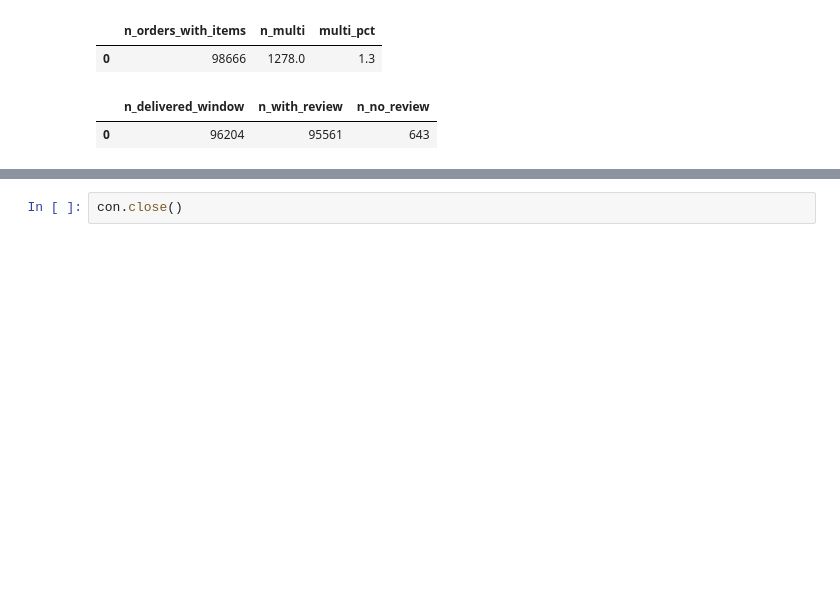
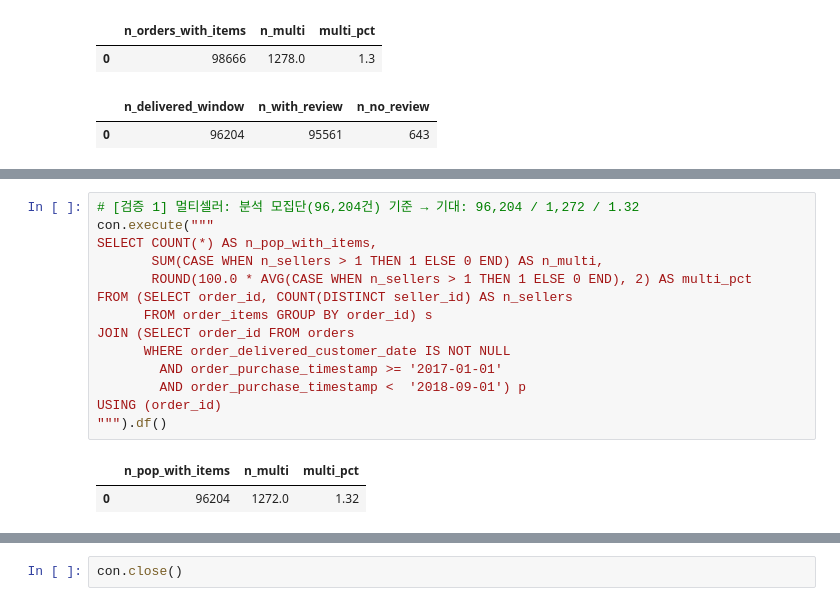
Before and after one commit to choi-yeonju/data-analysis-portfolio, a Jupyter notebook: olist/notebooks/01_load_check.ipynb, the cells around one changed output, grey strips where cells are left out. Cells and saved outputs as stored; diff of their text form; blank space fills up the shorter version.

```diff
--- a/olist/notebooks/01_load_check.ipynb
+++ b/olist/notebooks/01_load_check.ipynb
@@ -224,0 +229,17 @@ WHERE o.order_delivered_customer_date IS NOT NULL
+# %%
+# [검증 1] 멀티셀러: 분석 모집단(96,204건) 기준 → 기대: 96,204 / 1,272 / 1.32
+con.execute("""
+SELECT COUNT(*) AS n_pop_with_items,
+       SUM(CASE WHEN n_sellers > 1 THEN 1 ELSE 0 END) AS n_multi,
+       ROUND(100.0 * AVG(CASE WHEN n_sellers > 1 THEN 1 ELSE 0 END), 2) AS multi_pct
+FROM (SELECT order_id, COUNT(DISTINCT seller_id) AS n_sellers
+      FROM order_items GROUP BY order_id) s
+JOIN (SELECT order_id FROM orders
+      WHERE order_delivered_customer_date IS NOT NULL
+        AND order_purchase_timestamp >= '2017-01-01'
+        AND order_purchase_timestamp <  '2018-09-01') p
+USING (order_id)
+""").df()
+# %% [output]
+|  | n_pop_with_items | n_multi | multi_pct |
+| 0 | 96204 | 1272.0 | 1.32 |
```
Also changed, not shown: parts of 8 cells of this notebook, 2 other files.
